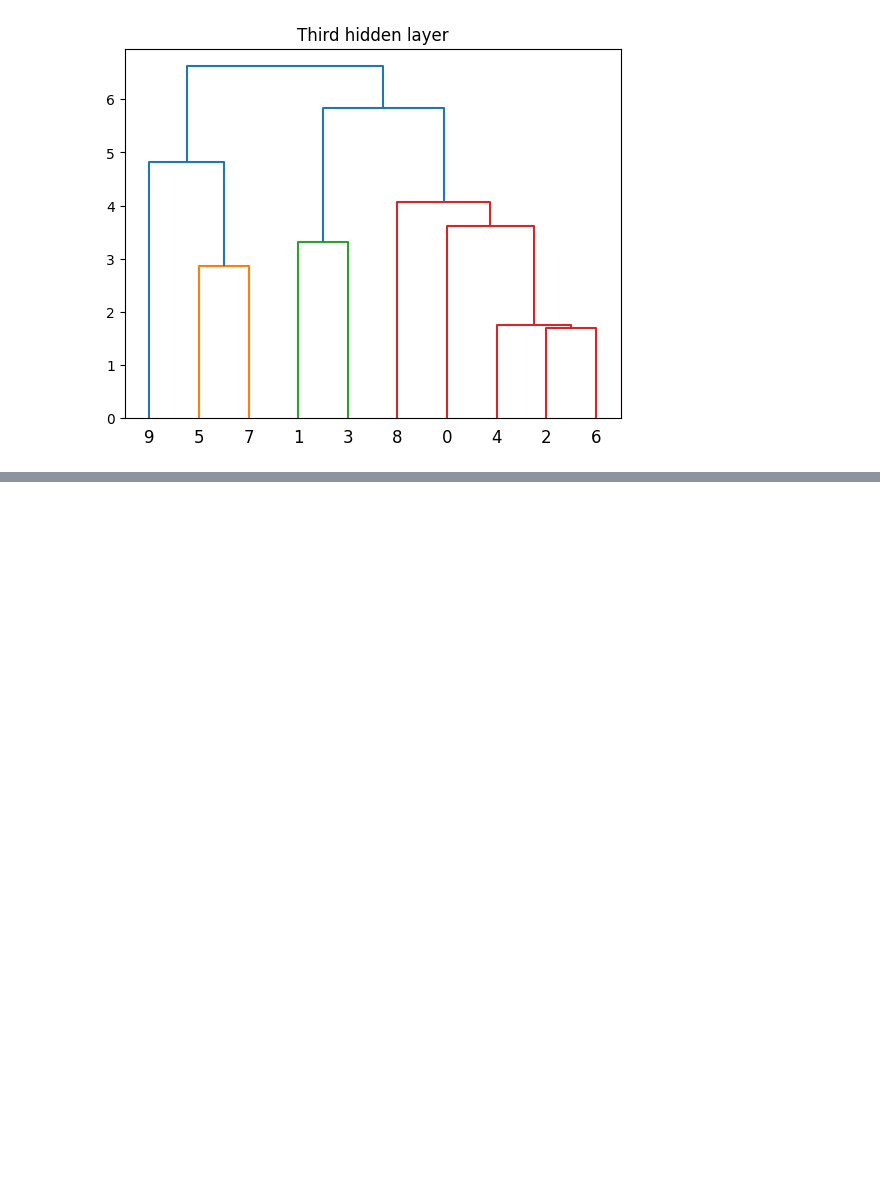
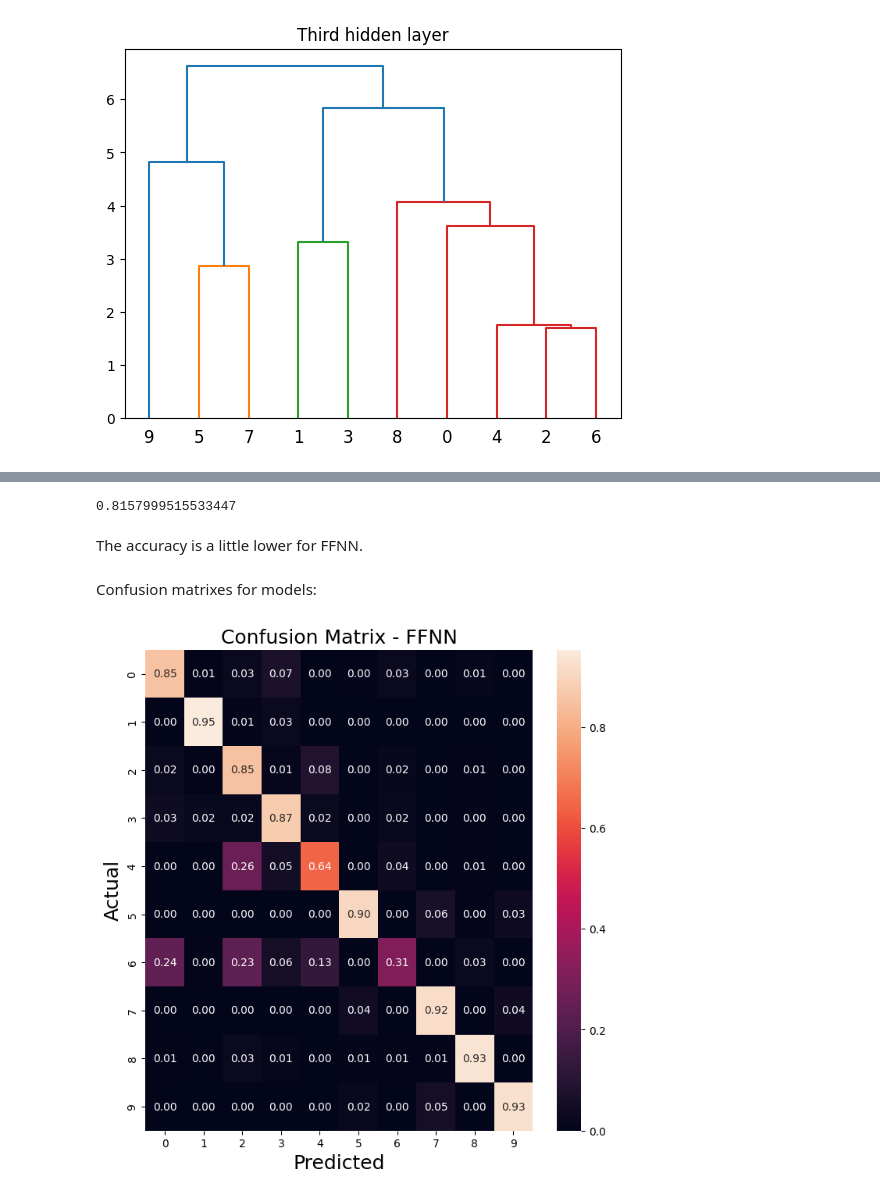
Before and after one commit to an-eve/restricted-bolzmann-machine, a Jupyter notebook: dbn_project.ipynb, the cells around one changed output, grey strips where cells are left out. Drawn from its saved outputs; the diff is of its cells as text; code cells hidden in the pictures; blank space fills up the shorter version.

```diff
--- a/dbn_project.ipynb
+++ b/dbn_project.ipynb
@@ -292,0 +343,4 @@ plot_cluster_examples([2, 6], num_examples=5)
+# %%
+train_linear(linear1, hidden_repr_1)
+train_linear(linear2, hidden_repr_2)
+train_linear(linear3, hidden_repr_3)
@@ -292,0 +411,4 @@ plot_cluster_examples([2, 6], num_examples=5)
+# %%
+ffnn = Feedforward(400, 600, 900).to(device)
+# %%
+train_linear(ffnn, train_images.reshape((60000, 784)), 1000)
@@ -292,0 +426,43 @@ plot_cluster_examples([2, 6], num_examples=5)
+# %%
+predictions_ffnn = ffnn(test_images.reshape((10000, 784)))
+compute_accuracy(predictions_ffnn, test_labels)
+# %% [output]
+0.8157999515533447
+# %% [markdown]
+The accuracy is a little lower for FFNN.
+# %% [markdown]
+Confusion matrixes for models:
+# %%
+def plot_confusion_matrix(model, data, targets, model_type="FFNN", layer=0):
+    """Plots the confusion matrix for FFNN or DBN models."""
+
+    # Reshape input data appropriately
+    if model_type == "FFNN":
+        predictions = model(data.reshape((data.shape[0], 784)))  # Flatten for FFNN
+    elif model_type == "DBN":
+        predictions, _ = model.rbm_layers[layer].to_hidden(data.view(data.shape[0], -1))  # DBN hidden transformation
+
+    # Convert probabilities to predicted class indices
+    predictions = predictions.max(axis=1).indices
+
+    # Compute confusion matrix
+    conf_mat = confusion_matrix(
+        targets.cpu().numpy(),
+        predictions.cpu().detach().numpy(),
+        labels=np.unique(targets.cpu().numpy()),
+        normalize='true'
+    )
+
+    # Plot confusion matrix
+    _, ax = plt.subplots(figsize=(8, 8))
+    sns.heatmap(
+        conf_mat,
+        annot=True,
+        fmt='.2f',
+        xticklabels=np.unique(targets.cpu().numpy()),
+        yticklabels=np.unique(targets.cpu().numpy())
+    )
+    plt.ylabel('Actual', fontsize=18)
+    plt.xlabel('Predicted', fontsize=18)
+    plt.title(f'Confusion Matrix - {model_type}', fontsize=18)
+    plt.show()
@@ -292,0 +529,4 @@ plot_cluster_examples([2, 6], num_examples=5)
+# %%
+plot_confusion_matrix(ffnn, test_images, test_labels, model_type="FFNN")  # For FFNN
+# %% [output]
+[figure, added]
```
Also changed, not shown: parts of 34 cells of this notebook.
